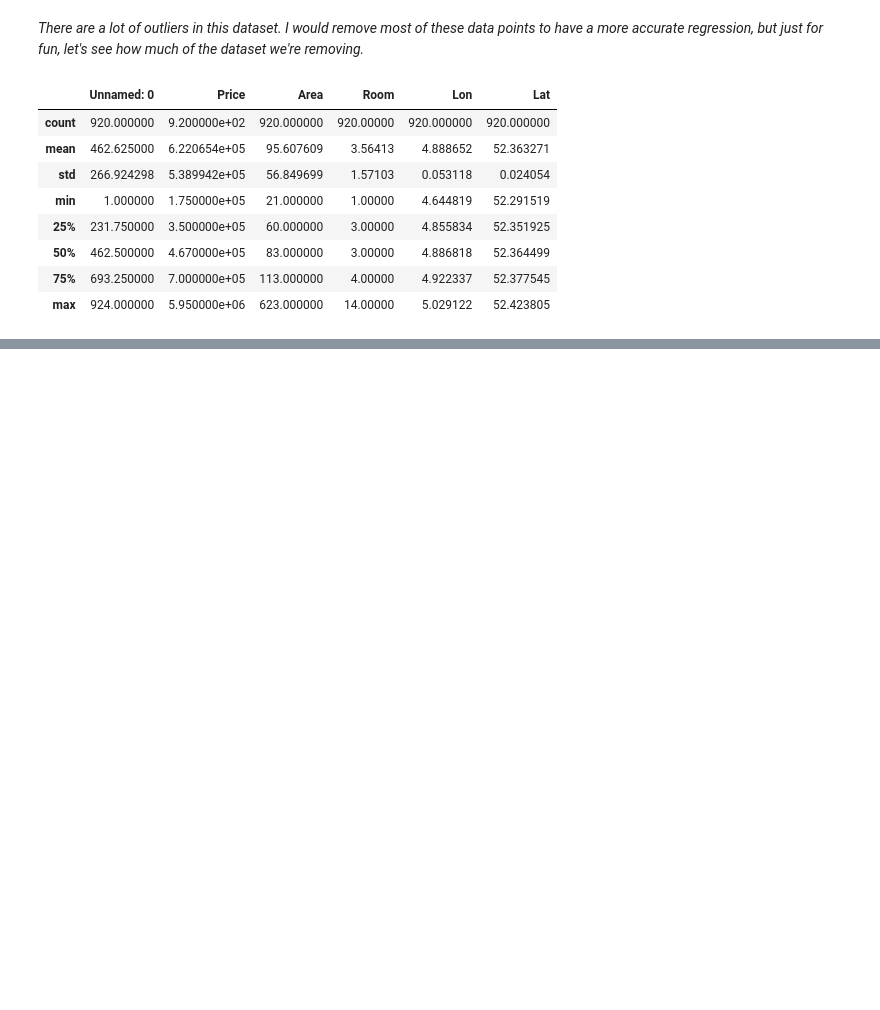
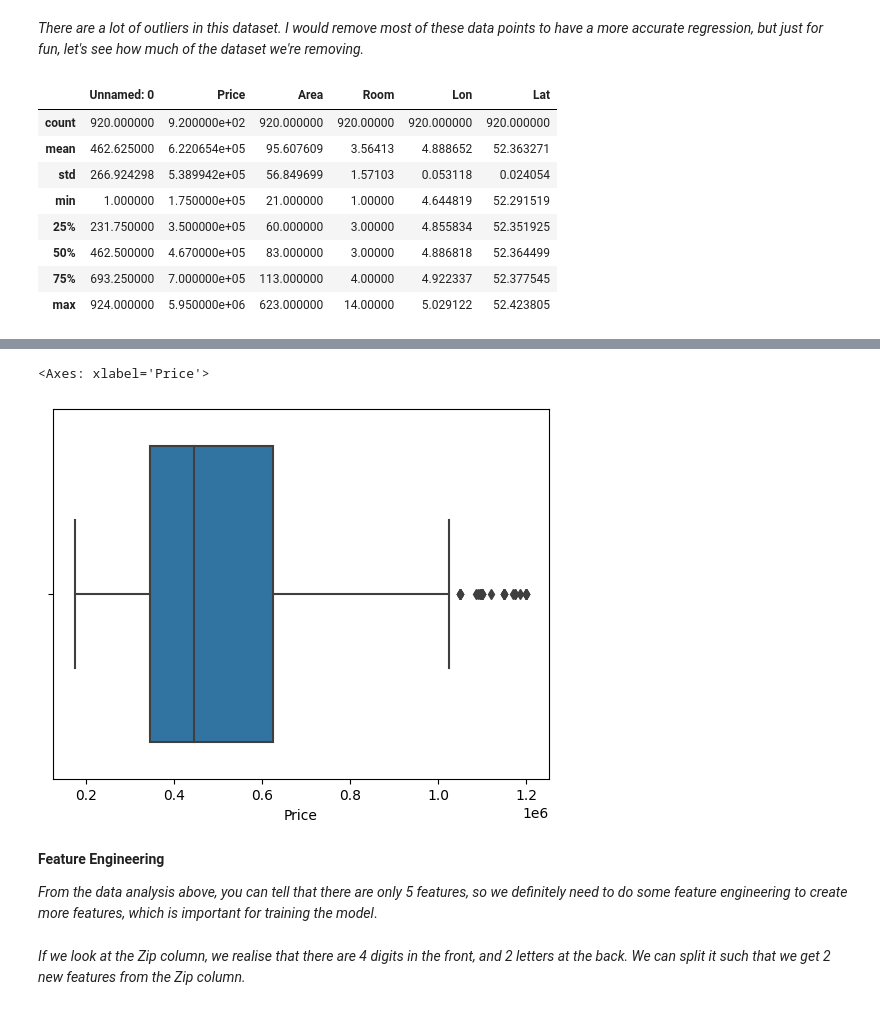
Before and after one commit to Sankalpmahanta/Housepriceproject, a Jupyter notebook: Untitled3.ipynb, the cells around one changed output, grey strips where cells are left out. Cells and saved outputs as stored; diff of their text form; code cells hidden in the pictures; blank space fills up the shorter version.

```diff
--- a/Untitled3.ipynb
+++ b/Untitled3.ipynb
@@ -161,0 +187,10 @@ max_price = q3 + 1.5 * iqr
+# %%
+sns.boxplot(x='Price', data =  house_price_dataset)
+# %% [output]
+<Axes: xlabel='Price'>
+[figure, added]
+# %% [markdown]
+**Feature Engineering**
+
+
+*From the data analysis above, you can tell that there are only 5 features, so we definitely need to do some feature engineering to create more features, which is important for training the model*.
@@ -161,0 +200,2 @@ max_price = q3 + 1.5 * iqr
+# %% [markdown]
+*If we look at the Zip column, we realise that there are 4 digits in the front, and 2 letters at the back. We can split it such that we get 2 new features from the Zip column.*
```
Also changed, not shown: parts of 14 cells of this notebook.
